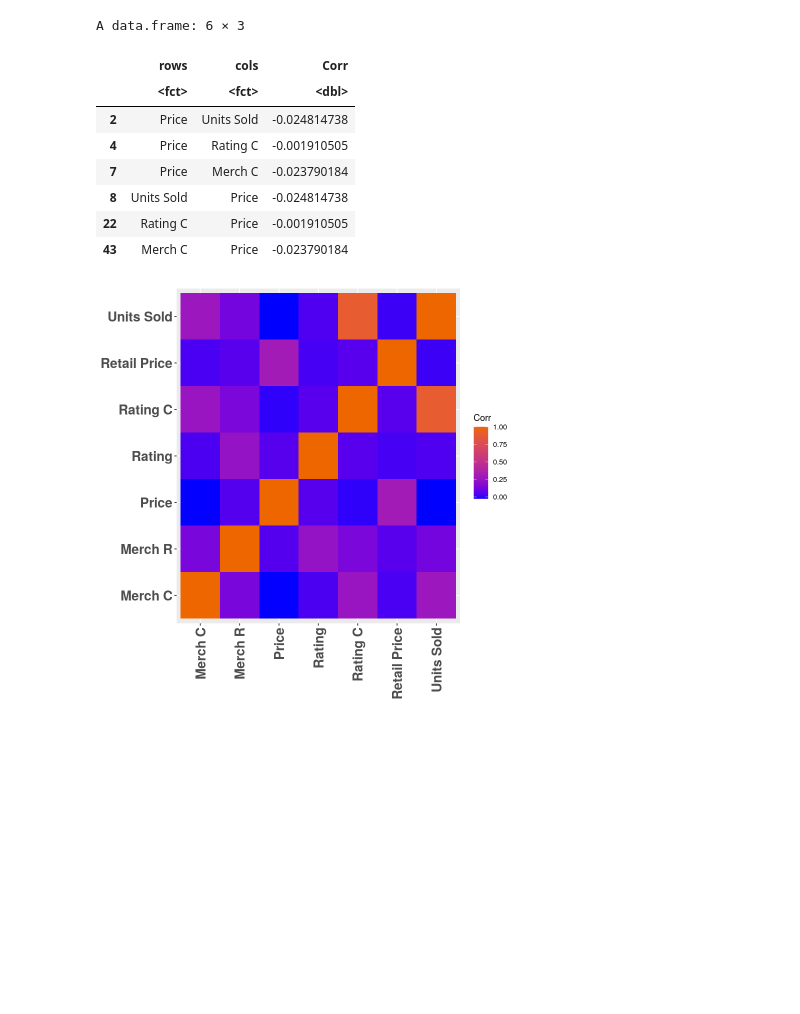
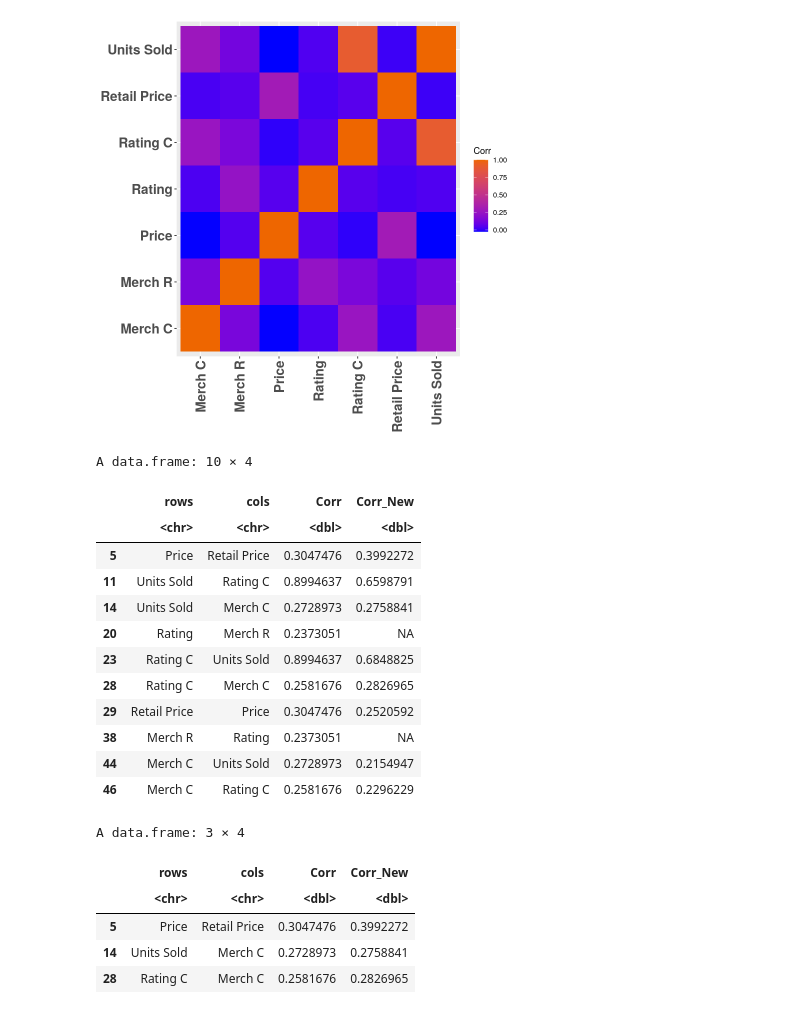
Before and after one commit to AspiranteAudaz/MetodosQuantiativos, a Jupyter notebook: Regressão/Regressao.ipynb, the cells around one changed output. Cells and saved outputs as stored; diff of their text form; code cells hidden in the pictures; blank space fills up the shorter version.

Commit message:
adicionando correlações novas após remoção de outliers duas a duas colunas isoladamente

```diff
--- a/Regressão/Regressao.ipynb
+++ b/Regressão/Regressao.ipynb
@@ -21,22 +26,70 @@ colnames(base) <- c("Price", "Units Sold", "Rating", "Rating C", "Retail Price",
+# %%
+## Seçao de outliers
+# Quartis
+Q1 = 0.25
+Q2 = 0.5
+Q3 = 0.75
+Q4 = 1.0
+
+# Calcula Inter Quartile Range (IQR) da lista
+iqrange <- function(arr)
+{
+    quantile(arr, Q3) - quantile(arr, Q1)
+}
+
+# Limpa outliers se baseando em uma coluna
+limpaOutlier <- function(df, col)
+{
+    IQR = iqrange(unlist(df[[col]]))
+    lower = Q1 - 1.5*IQR
+    upper = Q3 + 1.5*IQR
+    subset(df, df[[col]] > lower & df[[col]] < upper)
+}
 # %%
 # Mapa de calor de correlacao
-cor_map = data.frame(rows = rep(colnames(base), each = ncol(base)), cols = rep(colnames(base), each = 1, times=ncol(base)), Corr = c(cor(base)))
-#cor_map = subset(cor_map, (Corr < 0.9 & Corr > 0.2) | (Corr > -0.9 & Corr < -0.2))
+cor_map = data.frame(rows = rep(colnames(base), each = ncol(base)), cols = rep(colnames(base), each = 1, times=ncol(base)), Corr = c(cor(base)), stringsAsFactors=FALSE)
 
 cor_heat = ggplot(cor_map, aes(rows, cols)) + geom_tile(aes(fill = Corr))
 cor_heat = cor_heat + scale_fill_gradient(low = "#0000FF", high = "#EE6600") + theme(axis.title.y=element_blank(), axis.title.x=element_blank(), axis.text.x = element_text(angle = 90, vjust = 0.5, hjust=1, size=16, face="bold"), axis.text.y = element_text(vjust = 0.5, hjust=1, size=16, face="bold"))
 cor_heat
 
-# Eliminares os valores com correlacao alta
-cor_map = subset(cor_map, Corr < 0.75)
+# Eliminares os valores com correlacao quase perfeita e muita baixa
+cor_map = subset(cor_map, (Corr < 0.99 & Corr > 0.2) | (Corr > -0.99 & Corr < -0.2))
 # %% [output]
-A data.frame: 6 × 3
-|  | rows | cols | Corr |
-|  | <fct> | <fct> | <dbl> |
-| 2 | Price | Units Sold | -0.024814738 |
-| 4 | Price | Rating C | -0.001910505 |
-| 7 | Price | Merch C | -0.023790184 |
-| 8 | Units Sold | Price | -0.024814738 |
-| 22 | Rating C | Price | -0.001910505 |
-| 43 | Merch C | Price | -0.023790184 |
 [figure]
+# %%
+# Calcula novo cor_map aplicando remocao de outliers 2 a 2
+
+cor_map$Corr_New <- NA
+rows = cor_map$"rows"
+cols = cor_map$"cols"
+
+for(i in 1:(nrow(cor_map)))
+{
+    sub_base = limpaOutlier(base, rows[[i]])
+    sub_base = limpaOutlier(sub_base, cols[[i]])
+    sub_base = select(sub_base, rows[i], cols[[i]])
+    cor_map[i, "Corr_New"] = cor(sub_base)[2]
+}
+cor_map
+subset(cor_map, cor_map$Corr_New > cor_map$Corr)
+# %% [output]
+A data.frame: 10 × 4
+|  | rows | cols | Corr | Corr_New |
+|  | <chr> | <chr> | <dbl> | <dbl> |
+| 5 | Price | Retail Price | 0.3047476 | 0.3992272 |
+| 11 | Units Sold | Rating C | 0.8994637 | 0.6598791 |
+| 14 | Units Sold | Merch C | 0.2728973 | 0.2758841 |
+| 20 | Rating | Merch R | 0.2373051 | NA |
+| 23 | Rating C | Units Sold | 0.8994637 | 0.6848825 |
+| 28 | Rating C | Merch C | 0.2581676 | 0.2826965 |
+| 29 | Retail Price | Price | 0.3047476 | 0.2520592 |
+| 38 | Merch R | Rating | 0.2373051 | NA |
+| 44 | Merch C | Units Sold | 0.2728973 | 0.2154947 |
+| 46 | Merch C | Rating C | 0.2581676 | 0.2296229 |
+A data.frame: 3 × 4
+|  | rows | cols | Corr | Corr_New |
+|  | <chr> | <chr> | <dbl> | <dbl> |
+| 5 | Price | Retail Price | 0.3047476 | 0.3992272 |
+| 14 | Units Sold | Merch C | 0.2728973 | 0.2758841 |
+| 28 | Rating C | Merch C | 0.2581676 | 0.2826965 |
```
Also changed, not shown: parts of 3 cells of this notebook.
